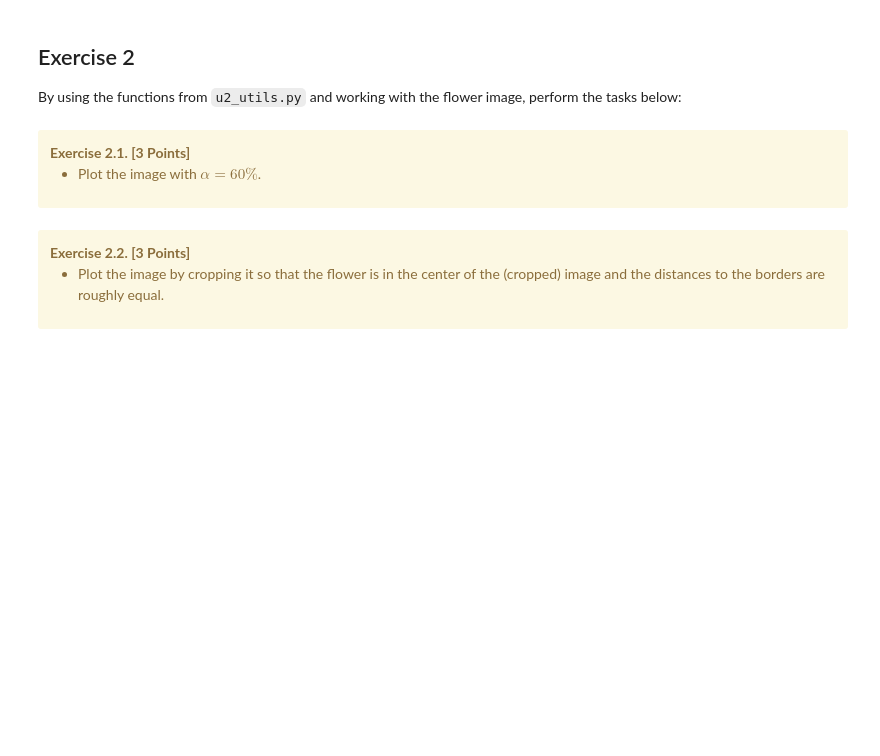
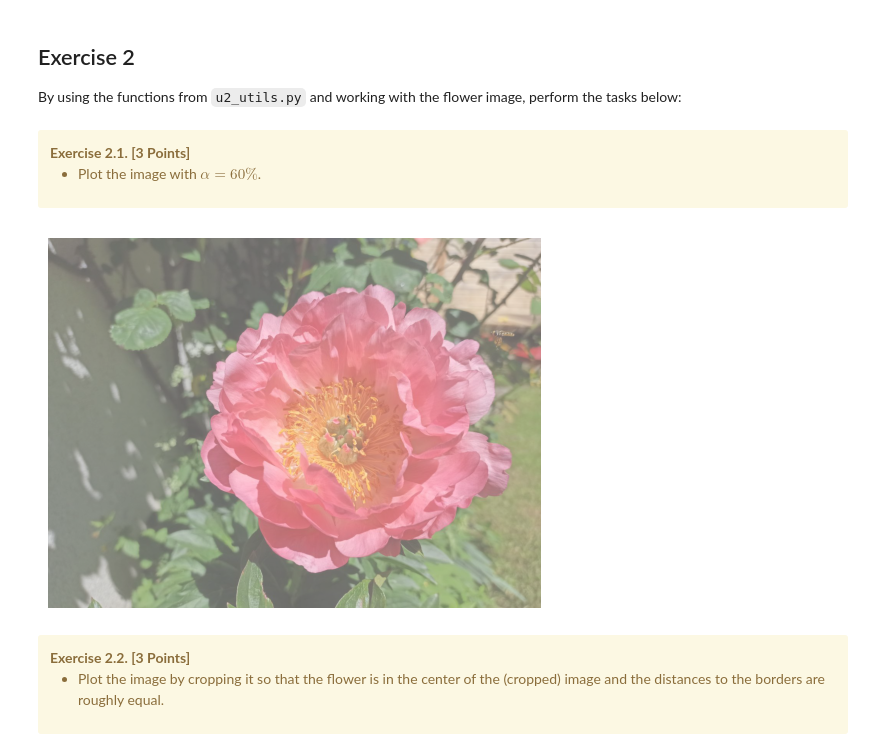
Before and after one commit to AlexandruAndrita/python_assignments, a Jupyter notebook: hands_on_ai/Unit_2/U2_Assignment.ipynb, the cells around one changed output. Saved outputs shown, nothing was run; the diff lists cells and outputs as text; code cells hidden in the pictures; blank space fills up the shorter version.

```diff
--- a/hands_on_ai/Unit_2/U2_Assignment.ipynb
+++ b/hands_on_ai/Unit_2/U2_Assignment.ipynb
@@ -59,6 +76,9 @@ By using the functions from `u2_utils.py` and working with the flower image, per
 </div>
 # %%
 # your code goes here
+u2.plot_image_rgba(image_path,alpha=0.6)
+# %% [output]
+[figure, added]
 # %% [markdown]
 <div class="alert alert-warning">
     <b>Exercise 2.2. [3 Points]</b>
```
Also changed, not shown: parts of 24 cells of this notebook, 1 other file.
